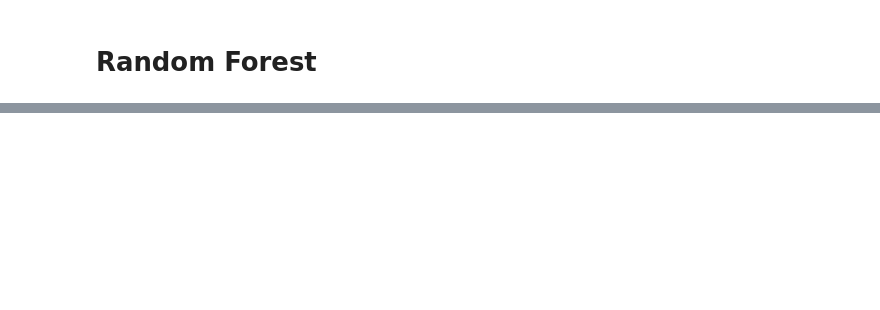
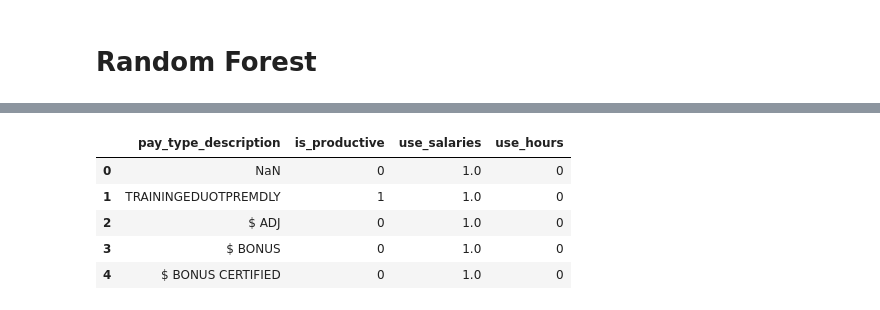
Before and after one commit to ChangyuYan/Paytype-Classifier, a Jupyter notebook: Modeling/Random Forest.ipynb, the cells around one changed output, grey strips where cells are left out. Cells and saved outputs as stored; diff of their text form; code cells hidden in the pictures; blank space fills up the shorter version.

```diff
--- a/Modeling/Random Forest.ipynb
+++ b/Modeling/Random Forest.ipynb
@@ -245,0 +270,13 @@ RandomForest_is_productive.pkl  RandomForest_use_salaries.pkl
+# %%
+pay_type_des_df.columns = ['pay_type_description', 'is_productive', 'use_salaries', 'use_hours']
+# %%
+pay_type_des_df["pay_type_description"] = pay_type_des_df["pay_type_description"].str.upper()
+# %%
+pay_type_des_df.head()
+# %% [output]
+|  | pay_type_description | is_productive | use_salaries | use_hours |
+| 0 | NaN | 0 | 1.0 | 0 |
+| 1 | TRAININGEDUOTPREMDLY | 1 | 1.0 | 0 |
+| 2 | $ ADJ | 0 | 1.0 | 0 |
+| 3 | $ BONUS | 0 | 1.0 | 0 |
+| 4 | $ BONUS CERTIFIED | 0 | 1.0 | 0 |
```
Also changed, not shown: parts of 25 cells of this notebook, 2 other files.
